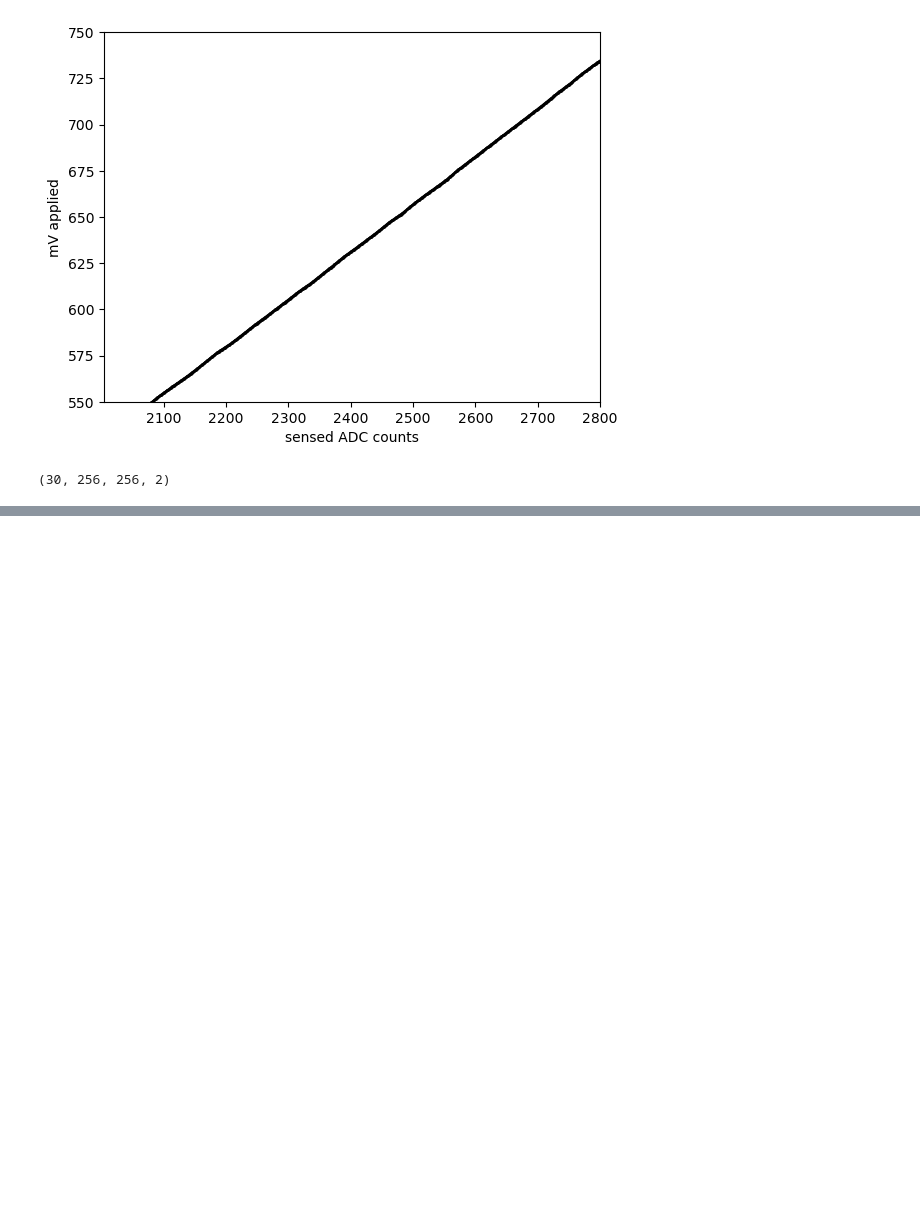
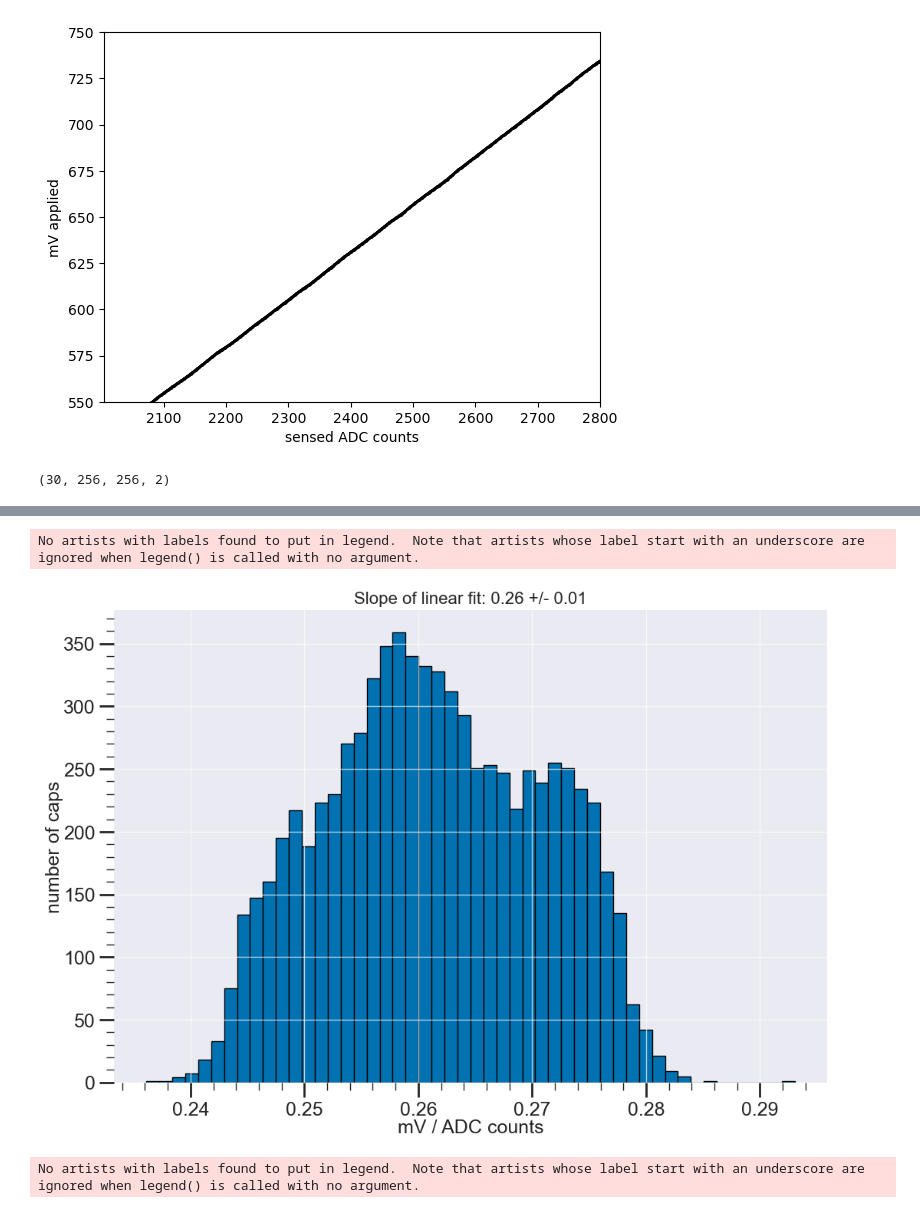
Before and after one commit to FTBF/LAPPD_TOF_Analysis, a Jupyter notebook: scripts/ReprocessLinearityCurves.ipynb, the cells around one changed output, grey strips where cells are left out. Drawn from its saved outputs; the diff is of its cells as text; code cells hidden in the pictures; blank space fills up the shorter version.

```diff
--- a/scripts/ReprocessLinearityCurves.ipynb
+++ b/scripts/ReprocessLinearityCurves.ipynb
@@ -107,0 +238,20 @@ print(adc_to_mv.shape)
+# %%
+fig, ax = plt.subplots()
+ax.hist(ms, bins=50)
+ax.set_xlabel("mV / ADC counts")
+ax.set_ylabel("number of caps")
+ax.set_title("Slope of linear fit: {:.2f} +/- {:.2f}".format(np.mean(ms), np.std(ms)))
+ax.legend()
+plt.show()
+
+fig, ax = plt.subplots()
+ax.hist(bs, bins=50)
+ax.set_xlabel("offset [mV]")
+ax.set_ylabel("number of caps")
+ax.set_title("Offset of linear fit: {:.2f} +/- {:.2f}".format(np.mean(bs), np.std(bs)))
+ax.legend()
+plt.show()
+# %% [output]
+No artists with labels found to put in legend.  Note that artists whose label start with an underscore are ignored when legend() is called with no argument.
+[figure, added]
+No artists with labels found to put in legend.  Note that artists whose label start with an underscore are ignored when legend() is called with no argument.
```
Also changed, not shown: parts of 10 cells of this notebook, 4 other files.
